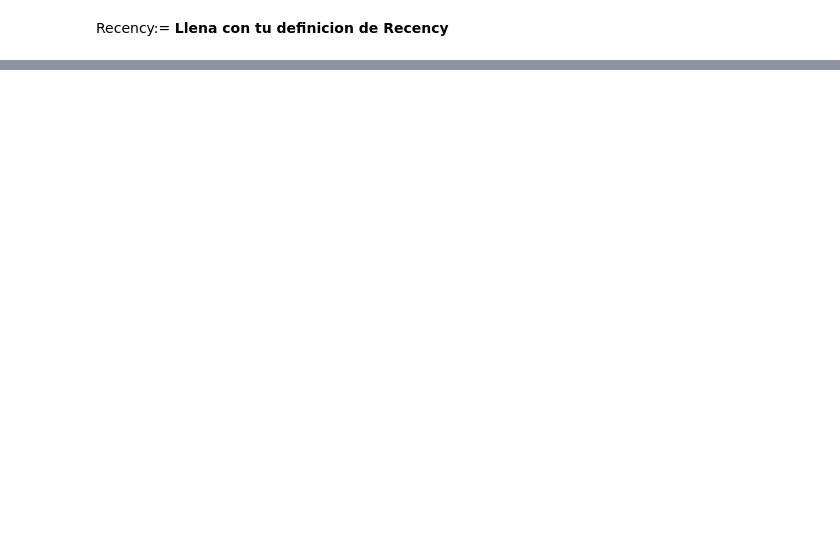
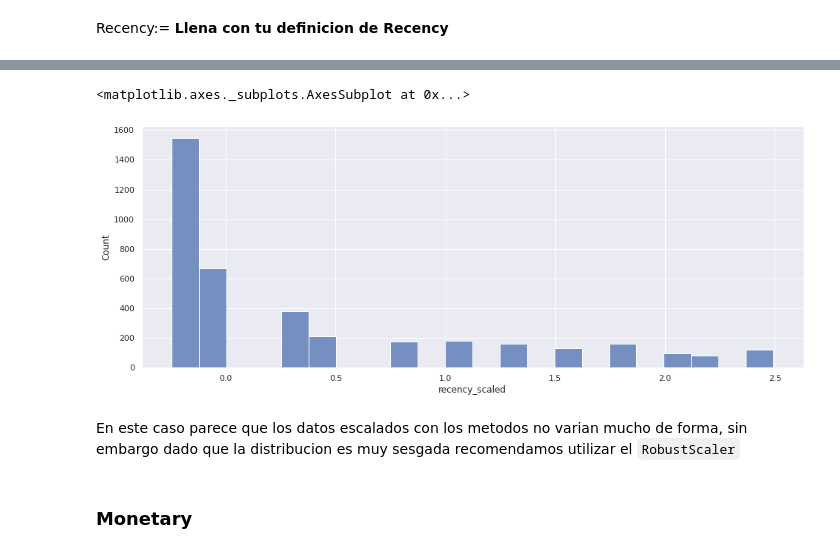
Before and after one commit to Eduardo2505/mcda-marketing, a Jupyter notebook: 02_metricas_segmentacion_ltv.ipynb, the cells around one changed output, grey strips where cells are left out. Cells and saved outputs as stored; diff of their text form; code cells hidden in the pictures; blank space fills up the shorter version.

```diff
--- a/02_metricas_segmentacion_ltv.ipynb
+++ b/02_metricas_segmentacion_ltv.ipynb
@@ -723,0 +766,10 @@ recency
+# %%
+scaler = RobustScaler()
+scaler.fit(recency['recency'].values.reshape(-1, 1))
+recency['recency_scaled'] = scaler.transform(recency['recency'].values.reshape(-1, 1))
+sns.histplot(recency['recency_scaled'])
+# %% [output]
+<matplotlib.axes._subplots.AxesSubplot at 0x...>
+[figure, added]
+# %% [markdown]
+En este caso parece que los datos escalados con los metodos no varian mucho de forma, sin embargo dado que la distribucion es muy sesgada recomendamos utilizar el `RobustScaler`
@@ -723,0 +781,2 @@ recency
+# %% [markdown]
+### Monetary
```
Also changed, not shown: parts of 63 cells of this notebook.
